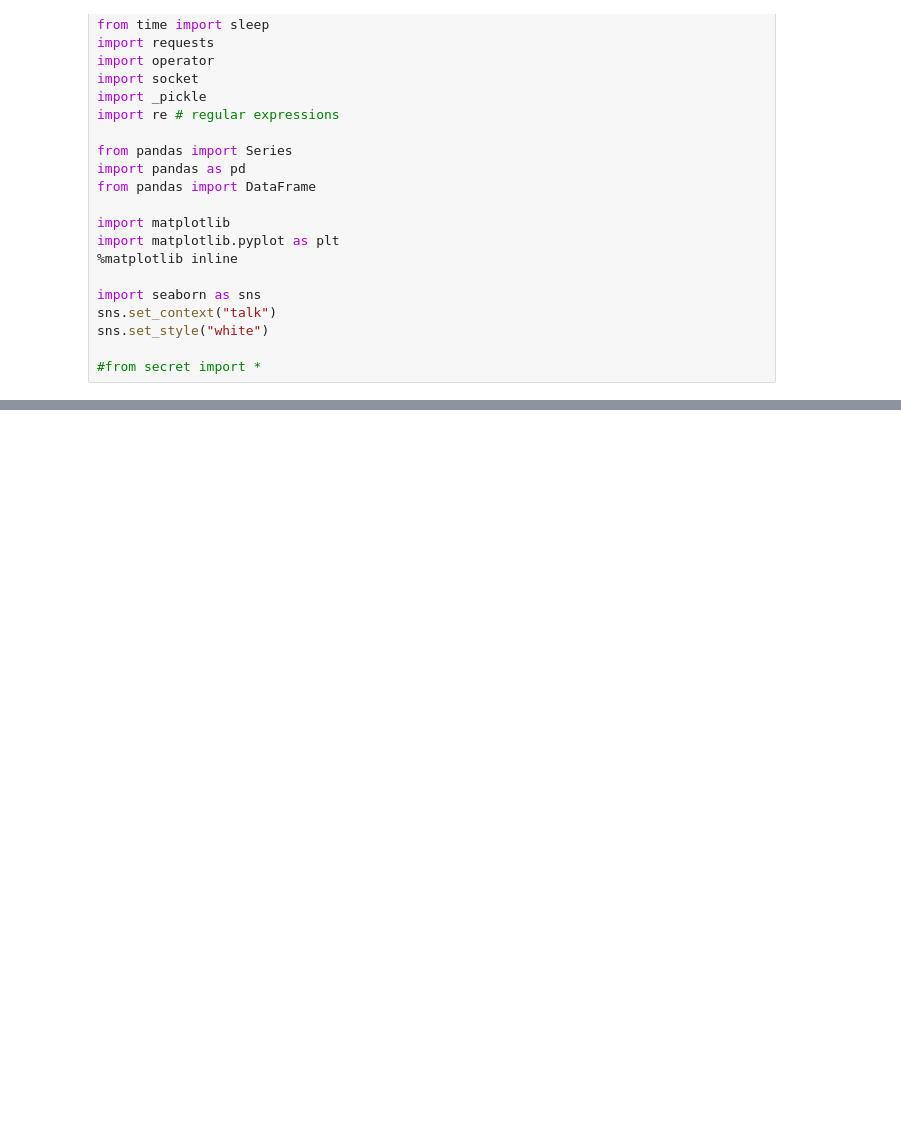
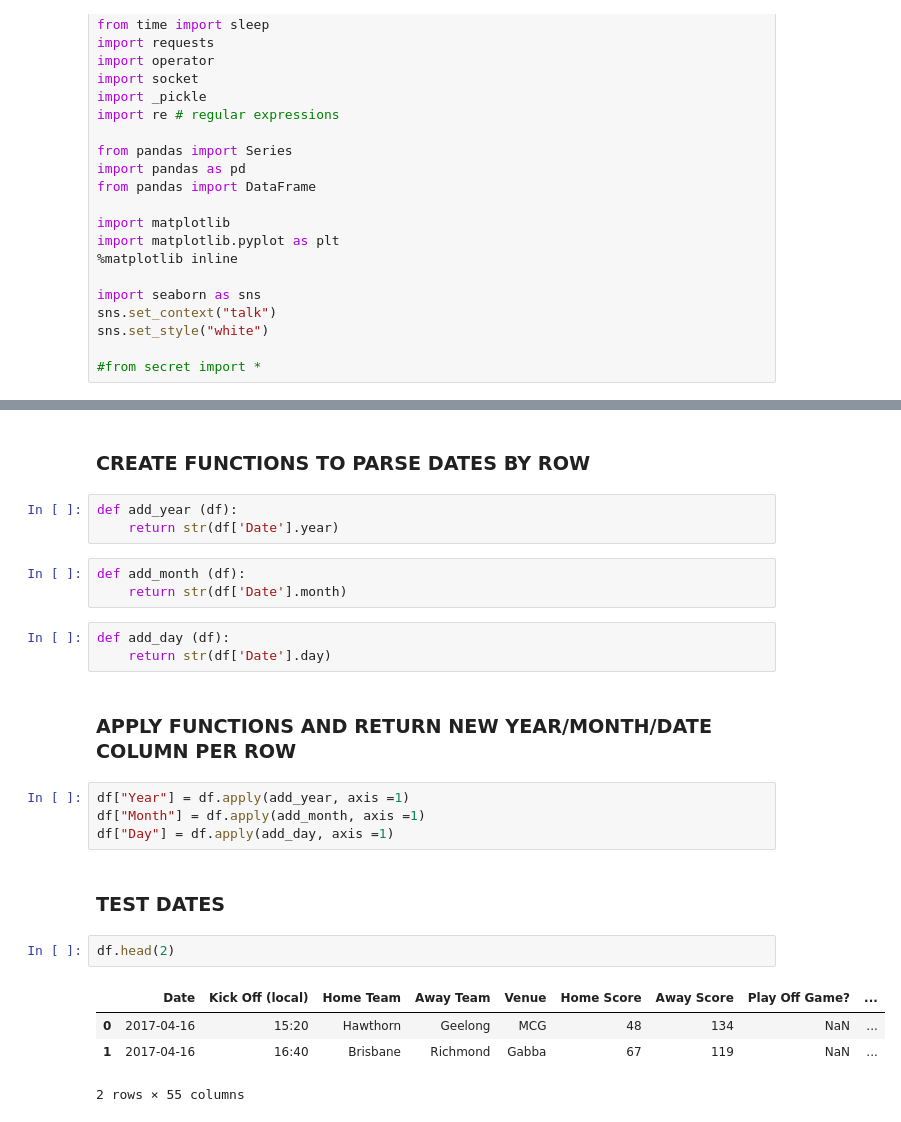
Before and after one commit to ssweeney1988/2015lab2, a Jupyter notebook: Afl_original-update.ipynb, the cells around one changed output, grey strips where cells are left out. Saved outputs shown, nothing was run; the diff lists cells and outputs as text; blank space fills up the shorter version.

```diff
--- a/Afl_original-update.ipynb
+++ b/Afl_original-update.ipynb
@@ -126,0 +88,26 @@ array(['MCG', 'Gabba', 'Etihad Stadium', 'Adelaide Oval', 'Manuka Oval',
+# %% [markdown]
+### CREATE FUNCTIONS TO PARSE DATES BY ROW
+# %%
+def add_year (df):
+    return str(df['Date'].year)
+# %%
+def add_month (df):
+    return str(df['Date'].month)
+# %%
+def add_day (df):
+    return str(df['Date'].day)
+# %% [markdown]
+### APPLY FUNCTIONS AND RETURN NEW YEAR/MONTH/DATE COLUMN PER ROW
+# %%
+df["Year"] = df.apply(add_year, axis =1)
+df["Month"] = df.apply(add_month, axis =1)
+df["Day"] = df.apply(add_day, axis =1)
+# %% [markdown]
+### TEST DATES
+# %%
+df.head(2)
+# %% [output]
+|  | Date | Kick Off (local) | Home Team | Away Team | Venue | Home Score | Away Score | Play Off Game? | ... |
+| 0 | 2017-04-16 | 15:20 | Hawthorn | Geelong | MCG | 48 | 134 | NaN | ... |
+| 1 | 2017-04-16 | 16:40 | Brisbane | Richmond | Gabba | 67 | 119 | NaN | ... |
+2 rows × 55 columns
```
Also changed, not shown: parts of 80 cells of this notebook, 1 other file.
